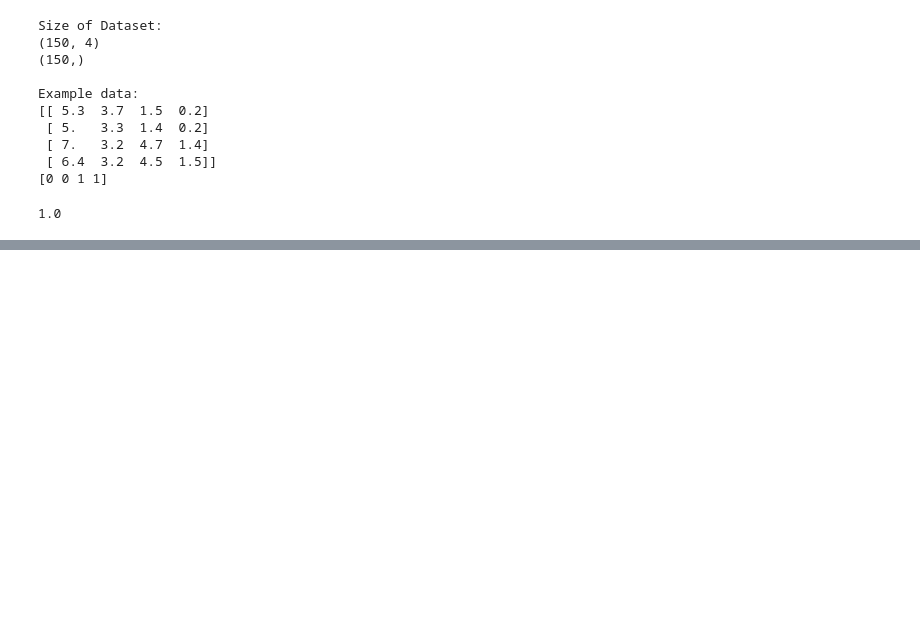
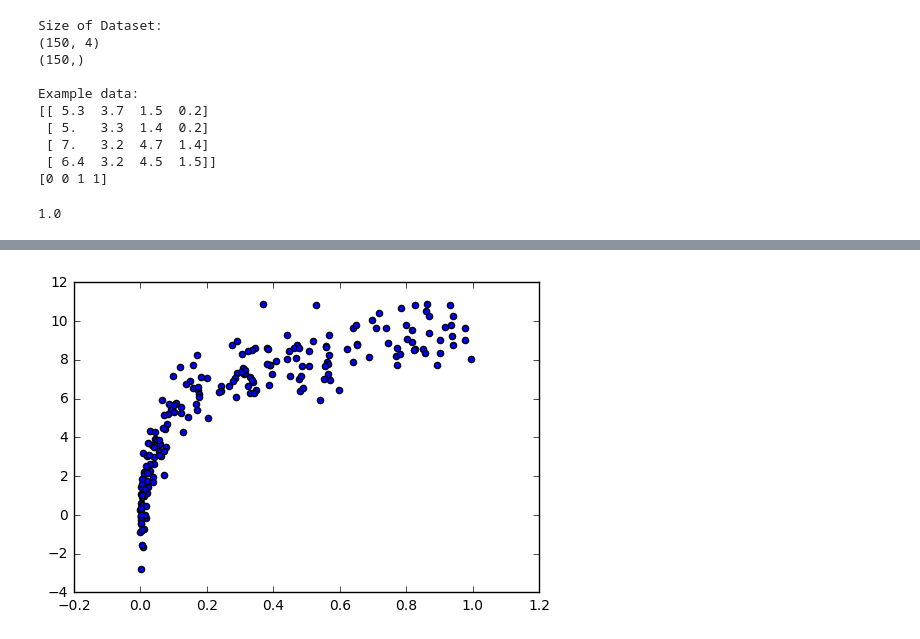
Before and after one commit to john-science/data_science_by_example, a Jupyter notebook: examples/7_scikit_learn/1_model_validation.ipynb, the cells around one changed output, grey strips where cells are left out. Cells and saved outputs as stored; diff of their text form; code cells hidden in the pictures; blank space fills up the shorter version.

```diff
--- a/examples/7_scikit_learn/1_model_validation.ipynb
+++ b/examples/7_scikit_learn/1_model_validation.ipynb
@@ -52,0 +203,8 @@ accuracy_score(y, y_model)
+# %%
+""" Learning Curves
+    First, let's generate slightly more data.
+"""
+X2, y2 = make_data(200)
+plt.scatter(X2.ravel(), y2);
+# %% [output]
+[figure, added]
```
Also changed, not shown: parts of 14 cells of this notebook.
